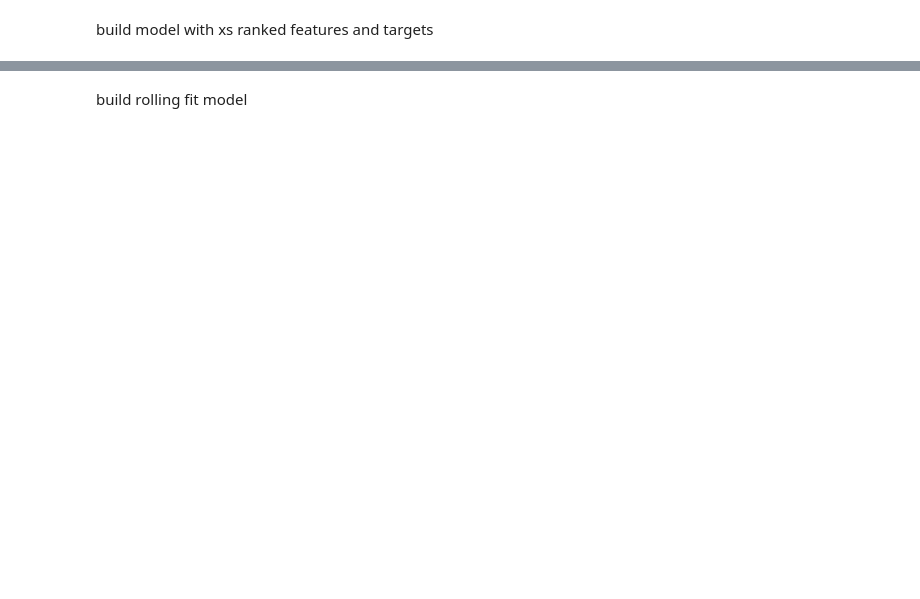
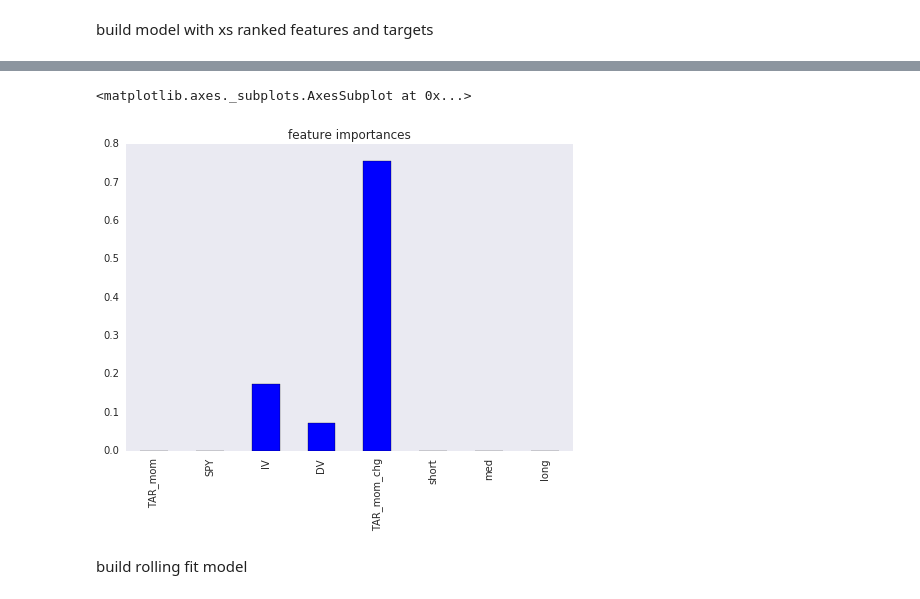
Before and after one commit to rhouck/re, a Jupyter notebook: build model.ipynb, the cells around one changed output, grey strips where cells are left out. Saved outputs shown, nothing was run; the diff lists cells and outputs as text; code cells hidden in the pictures; blank space fills up the shorter version.

```diff
--- a/build model.ipynb
+++ b/build model.ipynb
@@ -301,2 +408,8 @@ clf, df_res, score, pred = composite.build_model(clf, df_r)
+# %%
+(pd.Series(clf.best_estimator_.feature_importances_, index=[c for c in df.columns if c != 'tar'])
+ .plot(kind='bar', title='feature importances'))
+# %% [output]
+<matplotlib.axes._subplots.AxesSubplot at 0x...>
+[figure, added]
 # %% [markdown]
 build rolling fit model
```
Also changed, not shown: parts of 7 cells of this notebook.
